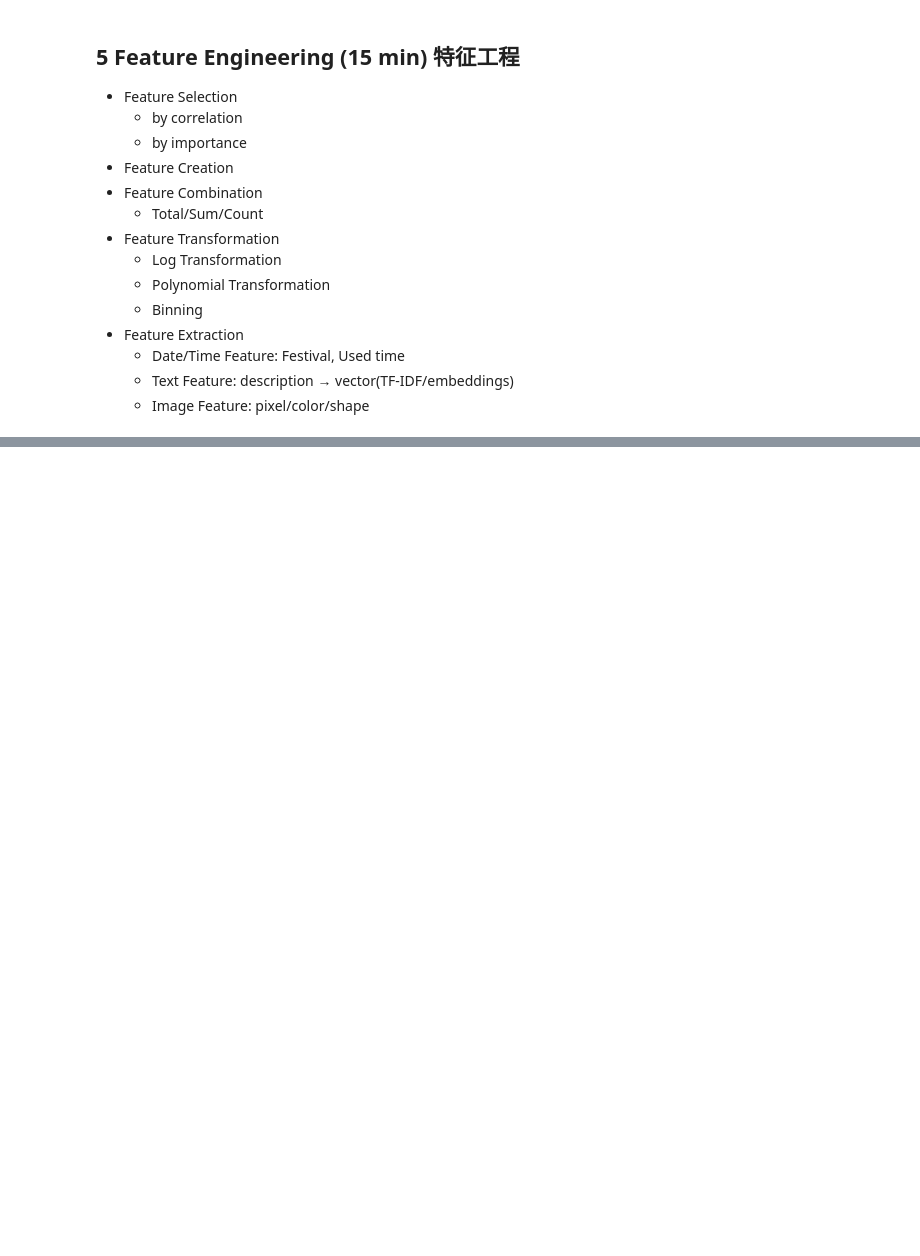
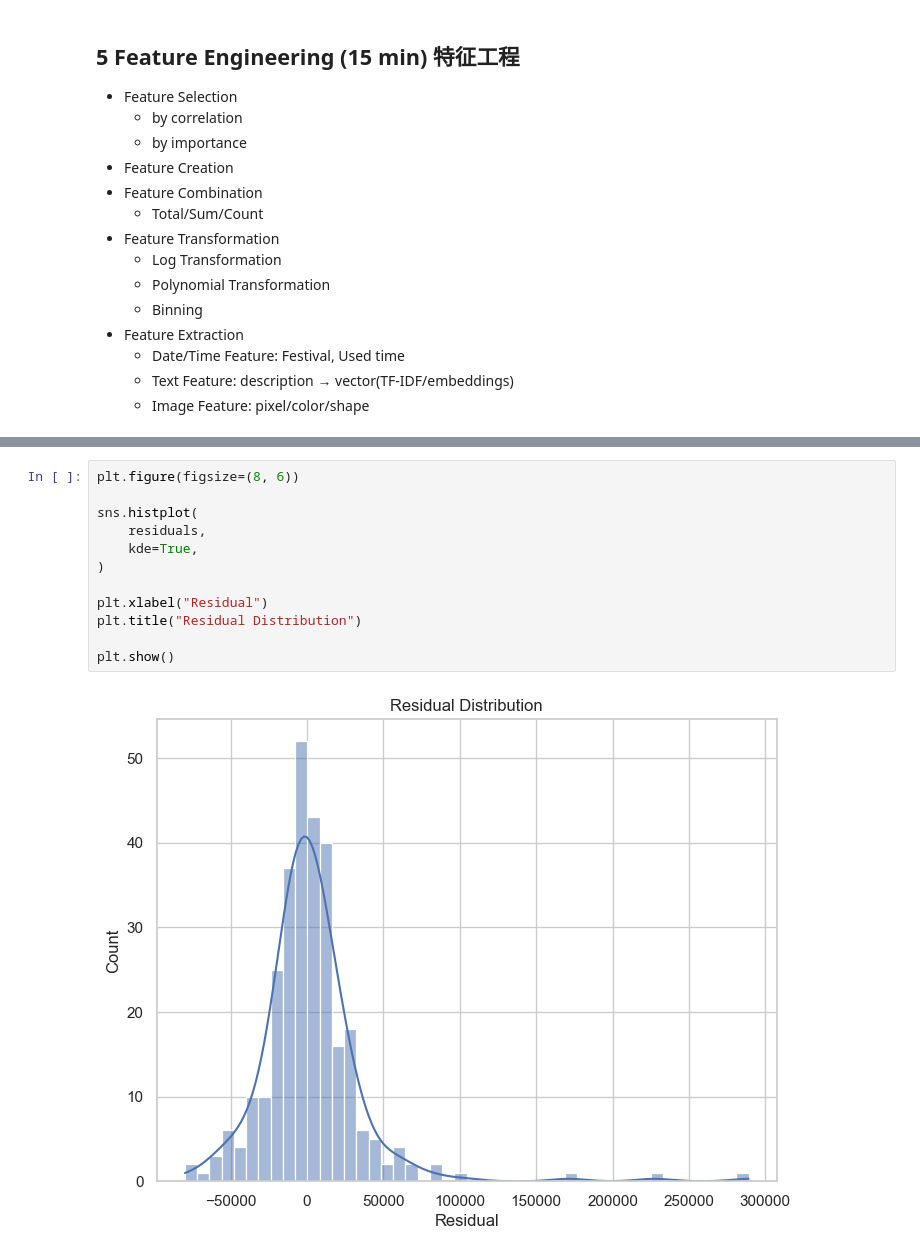
Before and after one commit to Tolia-GH/ITMO-MA, a Jupyter notebook: EnterExam/ai/Practice/S1-1/S1-Regression.ipynb, the cells around one changed output, grey strips where cells are left out. Drawn from its saved outputs; the diff is of its cells as text; blank space fills up the shorter version.

```diff
--- a/EnterExam/ai/Practice/S1-1/S1-Regression.ipynb
+++ b/EnterExam/ai/Practice/S1-1/S1-Regression.ipynb
@@ -623,0 +738,14 @@ Total duplicated entitis: 11
+# %%
+plt.figure(figsize=(8, 6))
+
+sns.histplot(
+    residuals,
+    kde=True,
+)
+
+plt.xlabel("Residual")
+plt.title("Residual Distribution")
+
+plt.show()
+# %% [output]
+[figure, added]
```
Also changed, not shown: parts of 55 cells of this notebook.
